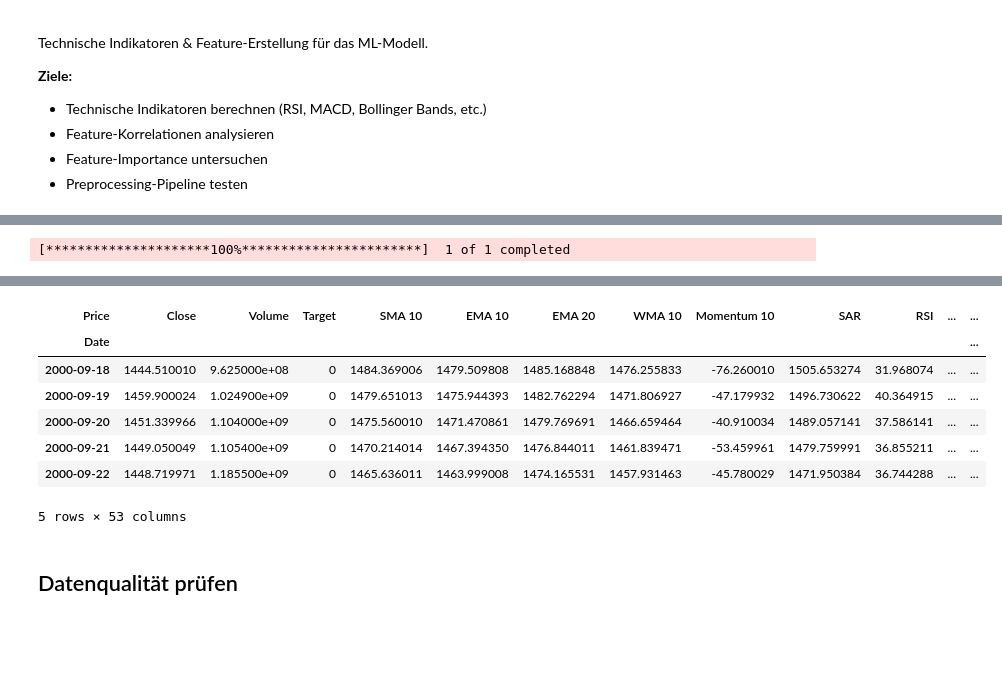
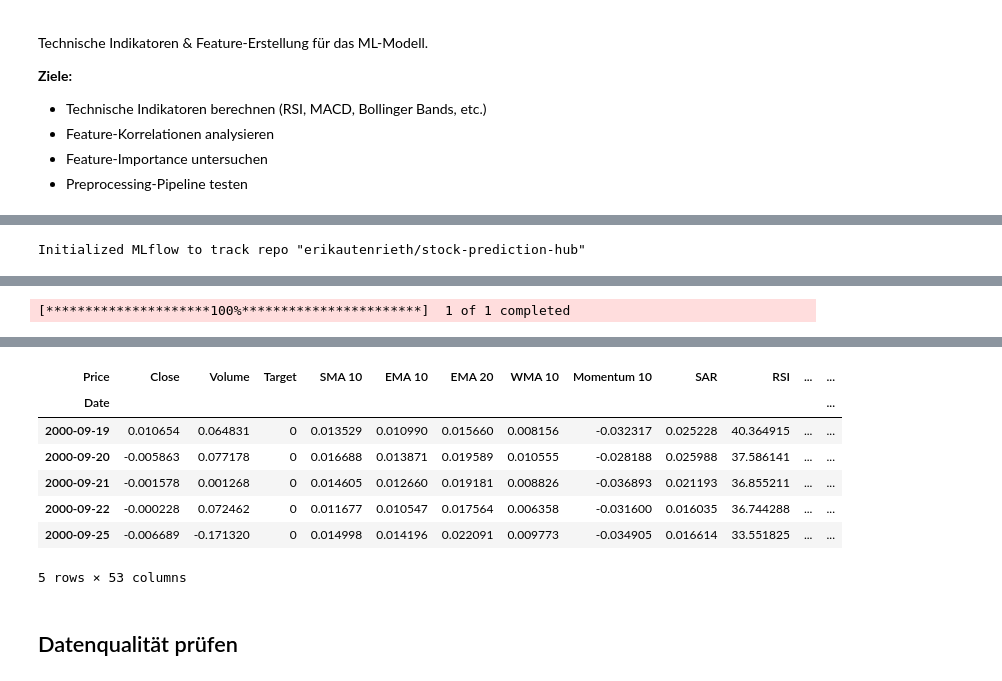
Before and after one commit to erikautenrieth/ml-stock-prediction, a Jupyter notebook: backend/notebooks/02_feature_engineering.ipynb, the cells around one changed output, grey strips where cells are left out. Cells and saved outputs as stored; diff of their text form; code cells hidden in the pictures; blank space fills up the shorter version.

```diff
--- a/backend/notebooks/02_feature_engineering.ipynb
+++ b/backend/notebooks/02_feature_engineering.ipynb
@@ -16,7 +16,7 @@ structlog.configure(
 
 from backend.workflows.fetch_data import fetch_and_store
 
-features_df, manifest = fetch_and_store(save=True)
+features_df, manifest = fetch_and_store()
 
 print(f"Shape: {features_df.shape}")
 print(f"Manifest Hash: {manifest.column_hash}")
@@ -27 +27 @@ features_df.head()
-[*********************100%***********************]  1 of 1 completed
+Initialized MLflow to track repo "erikautenrieth/stock-prediction-hub"
@@ -39,0 +33 @@ Columns: 53
+[*********************100%***********************]  1 of 1 completed
@@ -40,11 +50,11 @@ Columns: 53
 | Price | Close | Volume | Target | SMA 10 | EMA 10 | EMA 20 | WMA 10 | Momentum 10 | SAR | RSI | ... | ... |
 | Date |  |  |  |  |  |  |  |  |  |  |  | ... |
-| 2000-09-18 | 1444.510010 | 9.625000e+08 | 0 | 1484.369006 | 1479.509808 | 1485.168848 | 1476.255833 | -76.260010 | 1505.653274 | 31.968074 | ... | ... |
-| 2000-09-19 | 1459.900024 | 1.024900e+09 | 0 | 1479.651013 | 1475.944393 | 1482.762294 | 1471.806927 | -47.179932 | 1496.730622 | 40.364915 | ... | ... |
-| 2000-09-20 | 1451.339966 | 1.104000e+09 | 0 | 1475.560010 | 1471.470861 | 1479.769691 | 1466.659464 | -40.910034 | 1489.057141 | 37.586141 | ... | ... |
-| 2000-09-21 | 1449.050049 | 1.105400e+09 | 0 | 1470.214014 | 1467.394350 | 1476.844011 | 1461.839471 | -53.459961 | 1479.759991 | 36.855211 | ... | ... |
-| 2000-09-22 | 1448.719971 | 1.185500e+09 | 0 | 1465.636011 | 1463.999008 | 1474.165531 | 1457.931463 | -45.780029 | 1471.950384 | 36.744288 | ... | ... |
+| 2000-09-19 | 0.010654 | 0.064831 | 0 | 0.013529 | 0.010990 | 0.015660 | 0.008156 | -0.032317 | 0.025228 | 40.364915 | ... | ... |
+| 2000-09-20 | -0.005863 | 0.077178 | 0 | 0.016688 | 0.013871 | 0.019589 | 0.010555 | -0.028188 | 0.025988 | 37.586141 | ... | ... |
+| 2000-09-21 | -0.001578 | 0.001268 | 0 | 0.014605 | 0.012660 | 0.019181 | 0.008826 | -0.036893 | 0.021193 | 36.855211 | ... | ... |
+| 2000-09-22 | -0.000228 | 0.072462 | 0 | 0.011677 | 0.010547 | 0.017564 | 0.006358 | -0.031600 | 0.016035 | 36.744288 | ... | ... |
+| 2000-09-25 | -0.006689 | -0.171320 | 0 | 0.014998 | 0.014196 | 0.022091 | 0.009773 | -0.034905 | 0.016614 | 33.551825 | ... | ... |
-5 rows × 53 columns
+5 rows × 53 columns
 # %% [markdown]
 ## Datenqualität prüfen
 # %%
```
Also changed, not shown: parts of 7 cells of this notebook, 24 other files.
